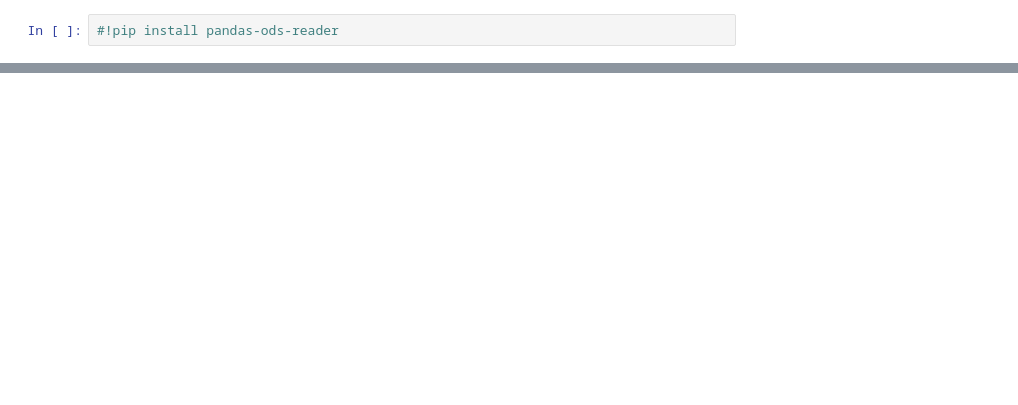
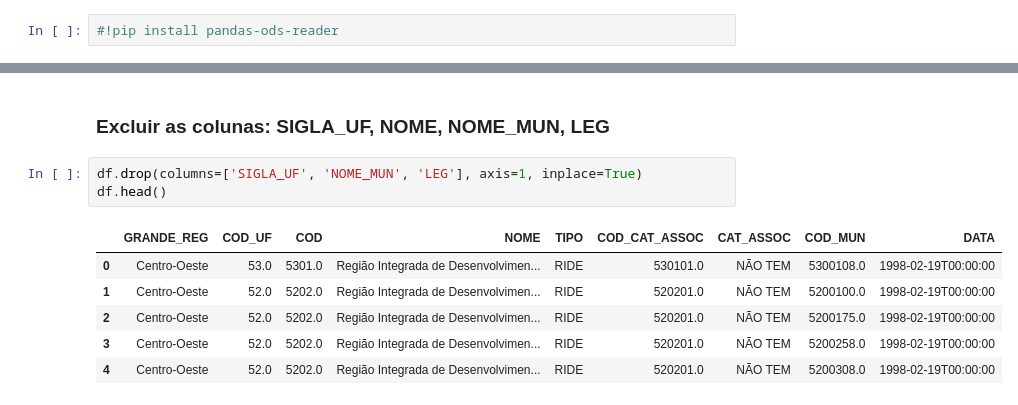
Before and after one commit to CtrlAltBruno/mackenzie-aprendizado-nao-supervisionado, a Jupyter notebook: T4 - Atividade de aprofundamento.ipynb, the cells around one changed output, grey strips where cells are left out. Cells and saved outputs as stored; diff of their text form; blank space fills up the shorter version.

```diff
--- a/T4 - Atividade de aprofundamento.ipynb
+++ b/T4 - Atividade de aprofundamento.ipynb
@@ -20,0 +61,12 @@ Matrícula: 92316328
+# %% [markdown]
+### Excluir as colunas: SIGLA_UF, NOME, NOME_MUN, LEG
+# %%
+df.drop(columns=['SIGLA_UF', 'NOME_MUN', 'LEG'], axis=1, inplace=True)
+df.head()
+# %% [output]
+|  | GRANDE_REG | COD_UF | COD | NOME | TIPO | COD_CAT_ASSOC | CAT_ASSOC | COD_MUN | DATA |
+| 0 | Centro-Oeste | 53.0 | 5301.0 | Região Integrada de Desenvolvimen... | RIDE | 530101.0 | NÃO TEM | 5300108.0 | 1998-02-19T00:00:00 |
+| 1 | Centro-Oeste | 52.0 | 5202.0 | Região Integrada de Desenvolvimen... | RIDE | 520201.0 | NÃO TEM | 5200100.0 | 1998-02-19T00:00:00 |
+| 2 | Centro-Oeste | 52.0 | 5202.0 | Região Integrada de Desenvolvimen... | RIDE | 520201.0 | NÃO TEM | 5200175.0 | 1998-02-19T00:00:00 |
+| 3 | Centro-Oeste | 52.0 | 5202.0 | Região Integrada de Desenvolvimen... | RIDE | 520201.0 | NÃO TEM | 5200258.0 | 1998-02-19T00:00:00 |
+| 4 | Centro-Oeste | 52.0 | 5202.0 | Região Integrada de Desenvolvimen... | RIDE | 520201.0 | NÃO TEM | 5200308.0 | 1998-02-19T00:00:00 |
```
Also changed, not shown: parts of 21 cells of this notebook, 6 other files.
